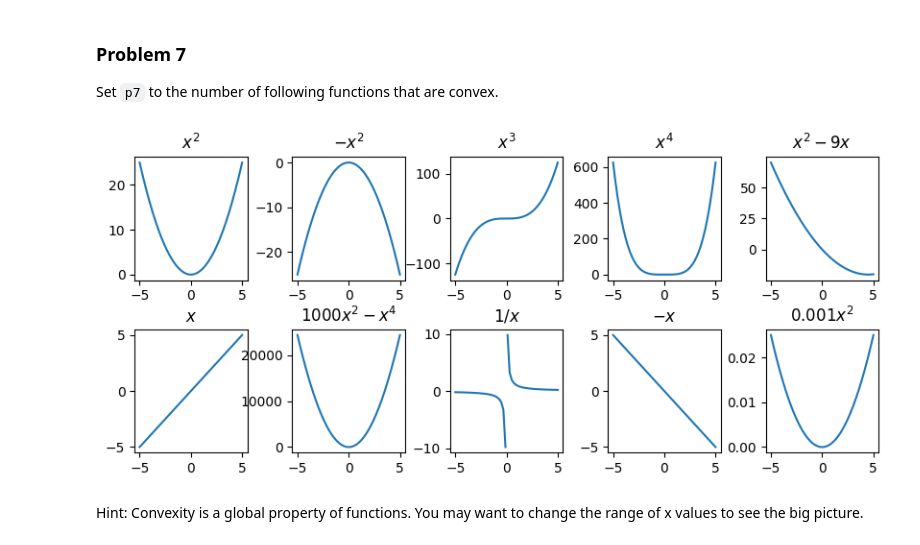
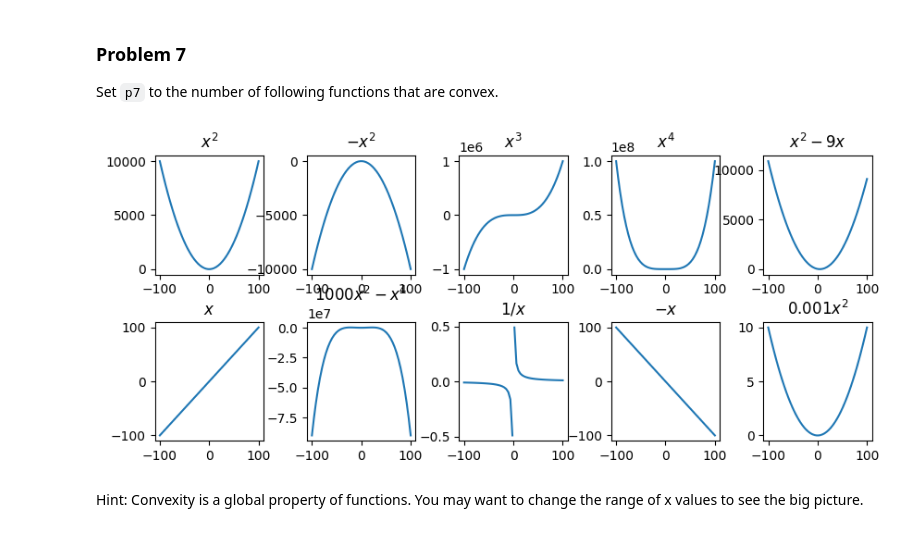
Before and after one commit to Haleymussary00/dx601-homework-04, a Jupyter notebook: homework.ipynb, the cells around one changed output. Cells and saved outputs as stored; diff of their text form; code cells hidden in the pictures.

```diff
--- a/homework.ipynb
+++ b/homework.ipynb
@@ -201,7 +201,7 @@ Set `p7` to the number of following functions that are convex.
 # %%
 # @ title Functions to Check for Convexity
 
-xs = np.linspace(-5, 5)
+xs = np.linspace(-100, 100)
 
 plt.figure(figsize=(10, 4))
 plt.subplot(2, 5, 1)
@@ -220,34 +220,34 @@ plt.subplot(2, 5, 4)
 plt.plot(xs, xs**4)
 plt.title("$x^4$")
 
 plt.subplot(2, 5, 5)
 plt.plot(xs, xs*xs - 9 * xs)
 plt.title("$x^2 - 9x$")
 
 plt.subplot(2, 5, 6)
 plt.plot(xs, xs)
 plt.title("$x$")
 
 plt.subplot(2, 5, 7)
 plt.plot(xs, -xs**4+1000 * xs**2)
 plt.title("$1000x^2 - x^4$")
 
 plt.subplot(2, 5, 8)
 plt.plot([x for x in xs if x > 0], [1 / x for x in xs if x > 0], color="C0")
 plt.plot([x for x in xs if x < 0], [1 / x for x in xs if x < 0], color="C0")
 plt.title("$1/x$")
 
 plt.subplot(2, 5, 9)
 plt.plot(xs, -xs)
 plt.title("$-x$")
 
 plt.subplot(2, 5, 10)
 plt.plot(xs, 0.001 * xs**2)
 plt.title("$0.001 x^2$")
 
 plt.subplots_adjust(hspace=0.4, wspace=0.4);
 # %% [output]
-[figure, old version]
+[figure, new version]
 # %% [markdown]
 Hint: Convexity is a global property of functions.
 You may want to change the range of x values to see the big picture.
```
Also changed, not shown: parts of 17 cells of this notebook.
